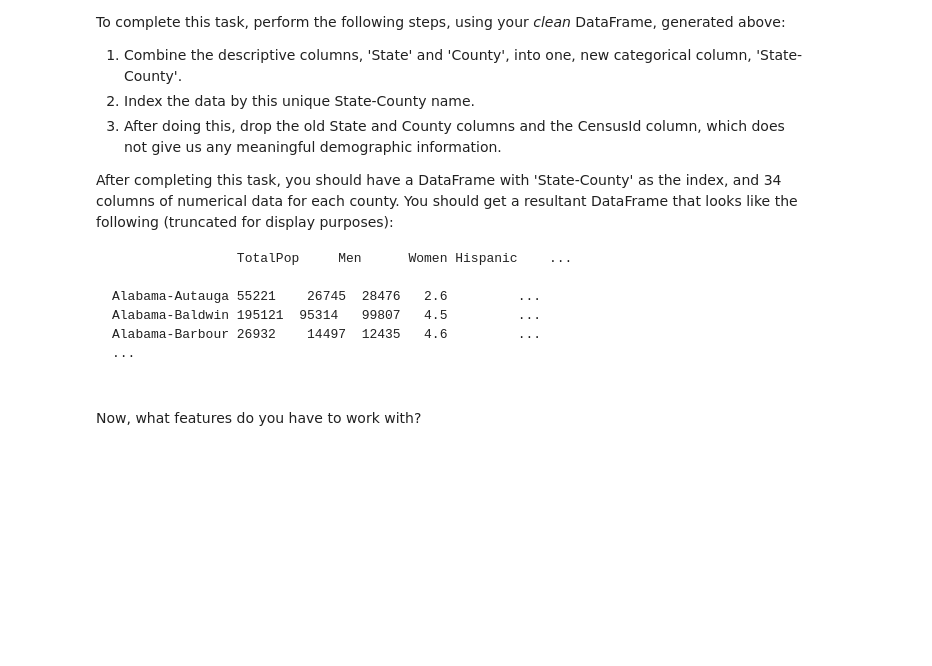
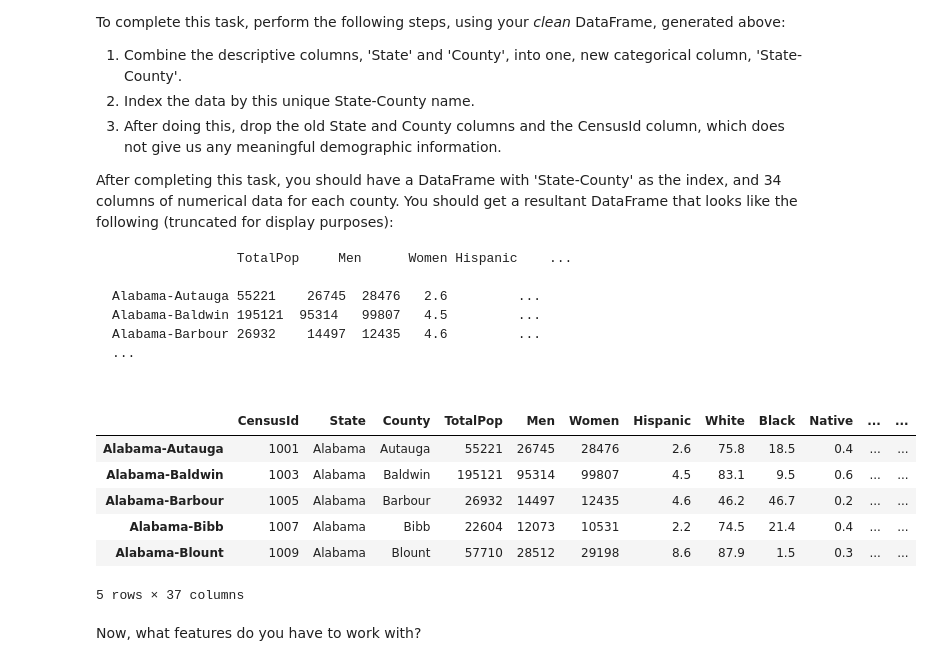
Before and after one commit to diegoami/ML_SageMaker_Studies, a Jupyter notebook: Population_Segmentation/Pop_Segmentation_Exercise.ipynb, the cells around one changed output. Drawn from its saved outputs; the diff is of its cells as text; code cells hidden in the pictures; blank space fills up the shorter version.

```diff
--- a/Population_Segmentation/Pop_Segmentation_Exercise.ipynb
+++ b/Population_Segmentation/Pop_Segmentation_Exercise.ipynb
@@ -141,3 +180,13 @@ Alabama-Barbour	26932	 14497	12435	4.6         ...
+# %%
+clean_counties_df.head()
+# %% [output]
+|  | CensusId | State | County | TotalPop | Men | Women | Hispanic | White | Black | Native | ... | ... |
+| Alabama-Autauga | 1001 | Alabama | Autauga | 55221 | 26745 | 28476 | 2.6 | 75.8 | 18.5 | 0.4 | ... | ... |
+| Alabama-Baldwin | 1003 | Alabama | Baldwin | 195121 | 95314 | 99807 | 4.5 | 83.1 | 9.5 | 0.6 | ... | ... |
+| Alabama-Barbour | 1005 | Alabama | Barbour | 26932 | 14497 | 12435 | 4.6 | 46.2 | 46.7 | 0.2 | ... | ... |
+| Alabama-Bibb | 1007 | Alabama | Bibb | 22604 | 12073 | 10531 | 2.2 | 74.5 | 21.4 | 0.4 | ... | ... |
+| Alabama-Blount | 1009 | Alabama | Blount | 57710 | 28512 | 29198 | 8.6 | 87.9 | 1.5 | 0.3 | ... | ... |
+5 rows × 37 columns
 # %%
 # drop the old State and County columns, and the CensusId column
 # clean df should be modified or created anew
```
Also changed, not shown: parts of 9 cells of this notebook.
